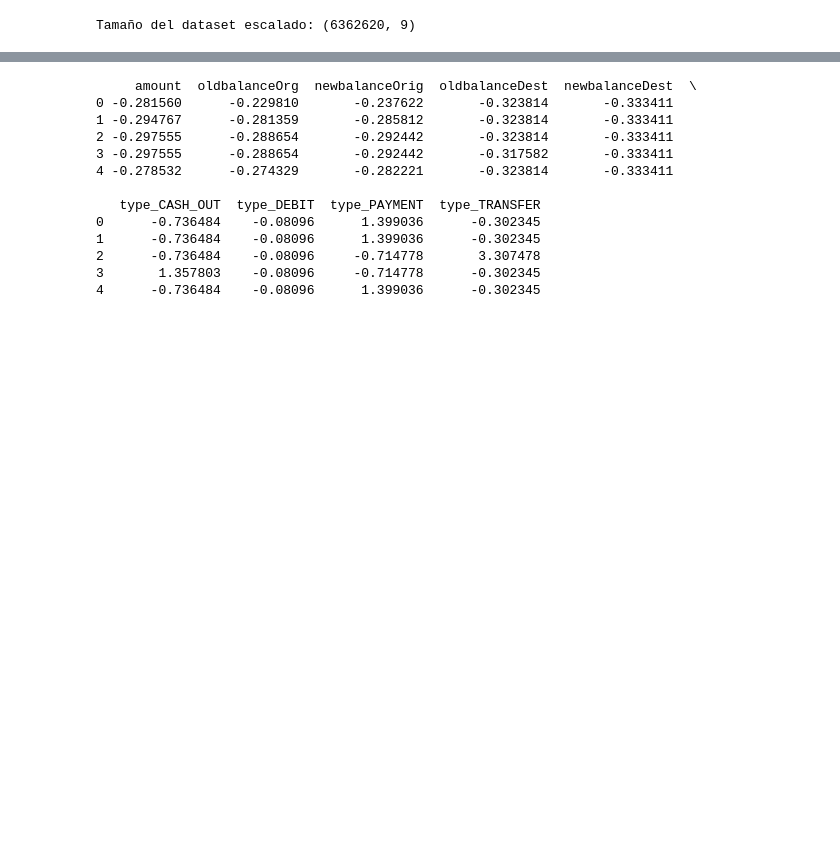
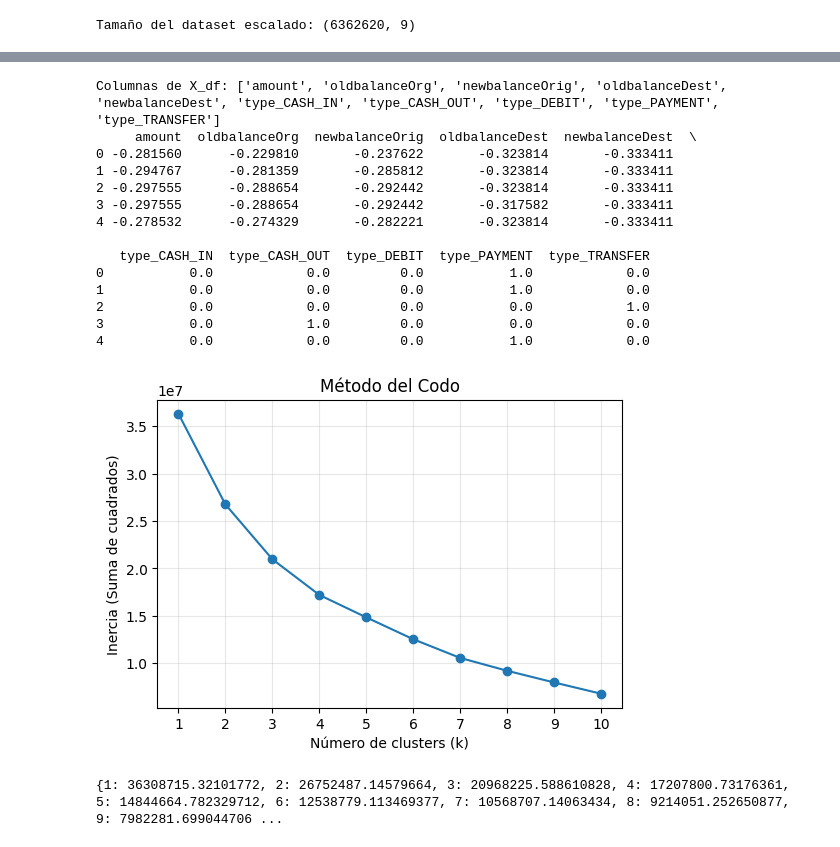
Before and after one commit to SantiagoRR17/BigDataProject, a Jupyter notebook: Alisito2.ipynb, the cells around one changed output, grey strips where cells are left out. Drawn from its saved outputs; the diff is of its cells as text; code cells hidden in the pictures; blank space fills up the shorter version.

```diff
--- a/Alisito2.ipynb
+++ b/Alisito2.ipynb
@@ -238,12 +284,9 @@ print(df.head())
 # %%
-scaler = StandardScaler()
-df_scaled = scaler.fit_transform(df)
-
-# Convertir de nuevo a DataFrame
-df_scaled = pd.DataFrame(df_scaled, columns=df.columns)
-
-print(df_scaled.head())
+# X_df ya contiene numéricas estandarizadas y categorías OHE. No se requiere re-escalar.
+print("Columnas de X_df:", list(X_df.columns))
+print(X_df.head())
 # %% [output]
+Columnas de X_df: ['amount', 'oldbalanceOrg', 'newbalanceOrig', 'oldbalanceDest', 'newbalanceDest', 'type_CASH_IN', 'type_CASH_OUT', 'type_DEBIT', 'type_PAYMENT', 'type_TRANSFER']
      amount  oldbalanceOrg  newbalanceOrig  oldbalanceDest  newbalanceDest  \
 0 -0.281560      -0.229810       -0.237622       -0.323814       -0.333411
 1 -0.294767      -0.281359       -0.285812       -0.323814       -0.333411
@@ -251,26 +294,34 @@ print(df_scaled.head())
 3 -0.297555      -0.288654       -0.292442       -0.317582       -0.333411
 4 -0.278532      -0.274329       -0.282221       -0.323814       -0.333411
 
-   type_CASH_OUT  type_DEBIT  type_PAYMENT  type_TRANSFER
-0      -0.736484    -0.08096      1.399036      -0.302345
-1      -0.736484    -0.08096      1.399036      -0.302345
-2      -0.736484    -0.08096     -0.714778       3.307478
-3       1.357803    -0.08096     -0.714778      -0.302345
-4      -0.736484    -0.08096      1.399036      -0.302345
+   type_CASH_IN  type_CASH_OUT  type_DEBIT  type_PAYMENT  type_TRANSFER
+0           0.0            0.0         0.0           1.0            0.0
+1           0.0            0.0         0.0           1.0            0.0
+2           0.0            0.0         0.0           0.0            1.0
+3           0.0            1.0         0.0           0.0            0.0
+4           0.0            0.0         0.0           1.0            0.0
 # %%
-# Lista para guardar la inercia (distancia total a los centroides)
+# Método del Codo (rápido con MiniBatchKMeans)
+from sklearn.cluster import MiniBatchKMeans
+
 inertia = []
+ks = range(1, 11)
+for k in ks:
+    mbk = MiniBatchKMeans(n_clusters=k, random_state=42, n_init=5, batch_size=4096, max_iter=100)
+    mbk.fit(X_np)
+    inertia.append(mbk.inertia_)
 
-# Probar diferentes valores de k (número de clusters)
-for k in range(1, 11):
-    kmeans = KMeans(n_clusters=k, random_state=42, n_init=10)
-    kmeans.fit(df_scaled)
-    inertia.append(kmeans.inertia_)
-
-# Graficar
-plt.plot(range(1, 11), inertia, marker='o')
+plt.figure(figsize=(6,4))
+plt.plot(list(ks), inertia, marker='o')
+plt.xticks(list(ks))
 plt.xlabel("Número de clusters (k)")
 plt.ylabel("Inercia (Suma de cuadrados)")
-plt.title("Método del Codo")
+plt.title("Método del Codo (MiniBatchKMeans)")
+plt.grid(True, alpha=0.3)
 plt.show()
+
+print({k: float(val) for k, val in zip(ks, inertia)})
+# %% [output]
+[figure, added]
+{1: 36308715.32101772, 2: 26752487.14579664, 3: 20968225.588610828, 4: 17207800.73176361, 5: 14844664.782329712, 6: 12538779.113469377, 7: 10568707.14063434, 8: 9214051.252650877, 9: 7982281.699044706 ...
 # %%
```
Also changed, not shown: parts of 8 cells of this notebook.
